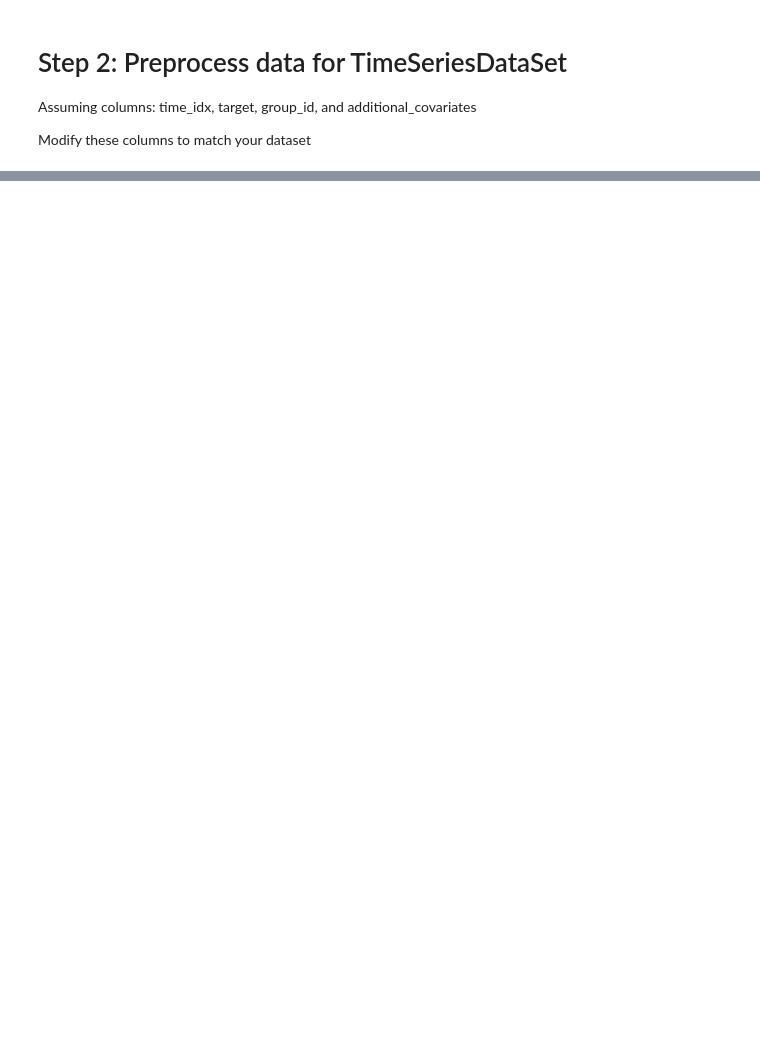
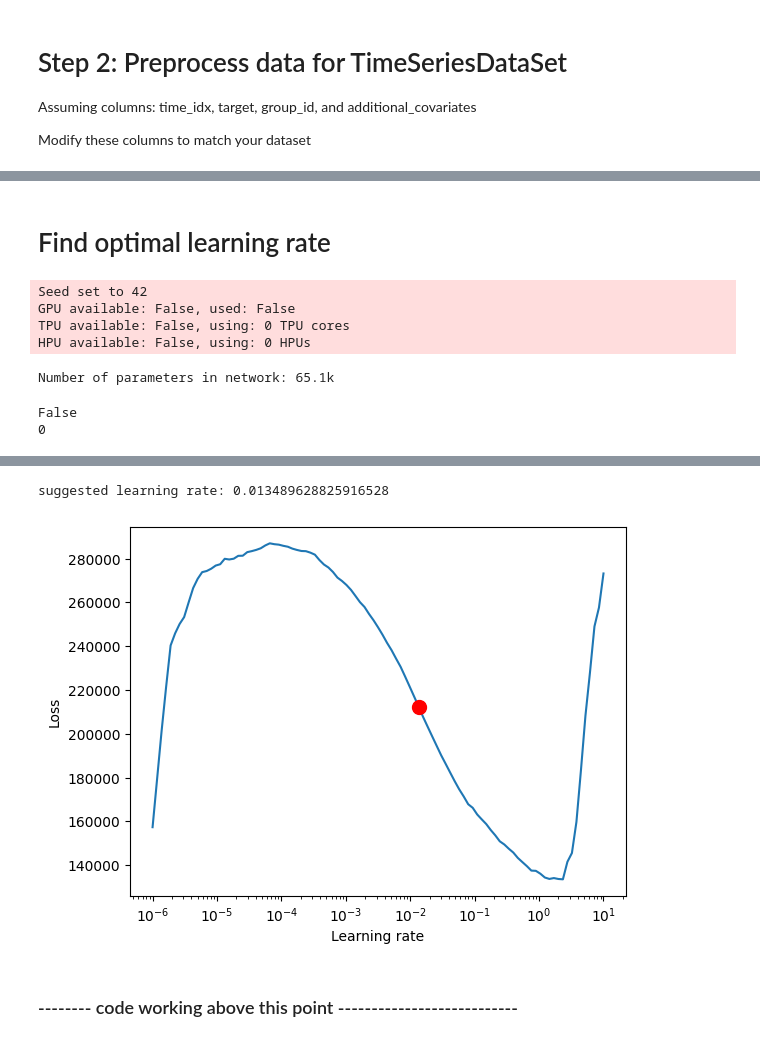
Before and after one commit to albertodavincishekhawat/Nifty-PredictionbyMacro, a Jupyter notebook: 3.Modeling_TFT.ipynb, the cells around one changed output, grey strips where cells are left out. Saved outputs shown, nothing was run; the diff lists cells and outputs as text; code cells hidden in the pictures; blank space fills up the shorter version.

Commit message:
TFT till choosing learning rate

```diff
--- a/3.Modeling_TFT.ipynb
+++ b/3.Modeling_TFT.ipynb
@@ -196,0 +60,3 @@ validation = TimeSeriesDataSet.from_dataset(training, data[data[time_idx] > vali
+# %%
+max_encoder_length = 240*5  # Number of past time steps to use for predictions
+max_prediction_length = 60  # Number of future steps to predict
@@ -196,0 +129,2 @@ validation = TimeSeriesDataSet.from_dataset(training, data[data[time_idx] > vali
+# %%
+validation = TimeSeriesDataSet.from_dataset(dataset, data, predict=True, stop_randomization=True)
@@ -216,0 +165,55 @@ print(f"Number of parameters in TFT: {tft.size()/1e3:.1f}k")
+# %% [markdown]
+# Find optimal learning rate
+# %%
+# configure network and trainer
+pl.seed_everything(42)
+trainer = pl.Trainer(
+    accelerator="cpu",
+    # clipping gradients is a hyperparameter and important to prevent divergance
+    # of the gradient for recurrent neural networks
+    gradient_clip_val=0.1,
+)
+
+
+tft = TemporalFusionTransformer.from_dataset(
+    dataset,
+    # not meaningful for finding the learning rate but otherwise very important
+    learning_rate=0.01,
+    hidden_size=8,  # most important hyperparameter apart from learning rate
+    # number of attention heads. Set to up to 4 for large datasets
+    attention_head_size=4,
+    dropout=0.1,  # between 0.1 and 0.3 are good values
+    hidden_continuous_size=8,  # set to <= hidden_size
+    loss=QuantileLoss(),
+    optimizer="adam",
+    # reduce learning rate if no improvement in validation loss after x epochs
+    # reduce_on_plateau_patience=1000,
+)
+print(f"Number of parameters in network: {tft.size() / 1e3:.1f}k")
+# %% [output]
+Seed set to 42
+GPU available: False, used: False
+TPU available: False, using: 0 TPU cores
+HPU available: False, using: 0 HPUs
+Number of parameters in network: 65.1k
+# %%
+print(torch.cuda.is_available())  # Should return True
+print(torch.cuda.device_count())  # Should return the number of GPUs
+# %% [output]
+False
+0
+# %%
+# find optimal learning rate
+from lightning.pytorch.tuner import Tuner
+
+res = Tuner(trainer).lr_find(
+    tft,
+    train_dataloaders=train_dataloader,
+    val_dataloaders=val_dataloader,
+    max_lr=10.0,
+    min_lr=1e-6,
+)
+print(f"suggested learning rate: {res.suggestion()}")
+fig = res.plot(show=True, suggest=True)
+fig.show()
+# %% [output]
@@ -217 +227,5 @@ print(f"Number of parameters in TFT: {tft.size()/1e3:.1f}k")
+suggested learning rate: 0.013489628825916528
+[figure, added]
+# %% [markdown]
+### -------- code working above this point ---------------------------
 # %%
```
Also changed, not shown: parts of 57 cells of this notebook, 21 other files.
